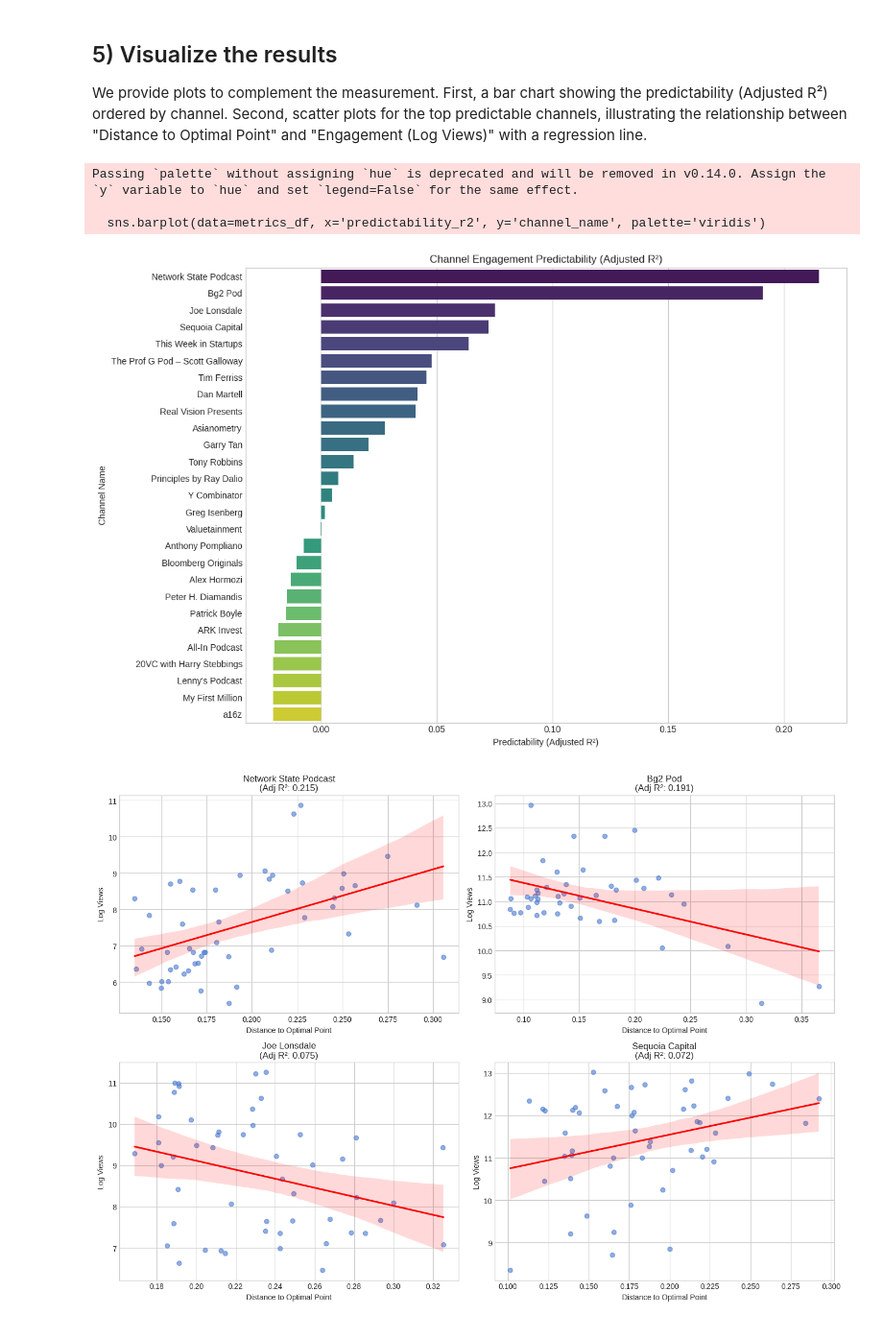
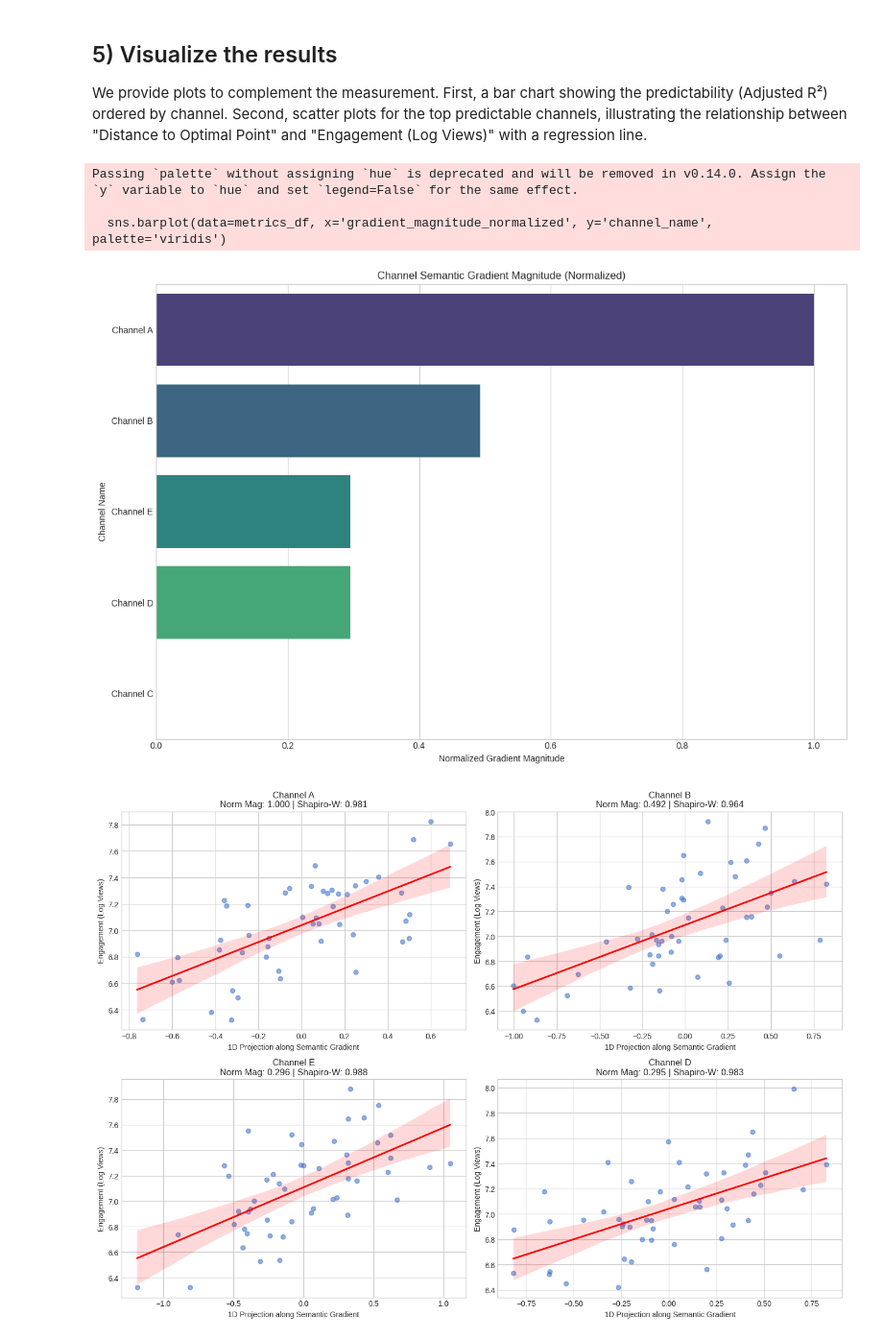
Before and after one commit to sanmquin/AI, a Jupyter notebook: src/Graphiko/4.Semantic-Engagement.ipynb, the cells around one changed output. Shown at 96% size. Cells and saved outputs as stored; diff of their text form; code cells hidden in the pictures.

```diff
--- a/src/Graphiko/4.Semantic-Engagement.ipynb
+++ b/src/Graphiko/4.Semantic-Engagement.ipynb
@@ -169,45 +210,47 @@ Top 5 Channels by Engagement Predictability (Adjusted R²):
 We provide plots to complement the measurement. First, a bar chart showing the predictability (Adjusted R²) ordered by channel. Second, scatter plots for the top predictable channels, illustrating the relationship between "Distance to Optimal Point" and "Engagement (Log Views)" with a regression line.
 # %%
 if not df.empty and 'metrics_df' in locals() and not metrics_df.empty:
-    # 1. Bar chart of Predictability
+    # 1. Bar chart of Normalized Gradient Magnitude
     plt.figure(figsize=(12, 8))
-    sns.barplot(data=metrics_df, x='predictability_r2', y='channel_name', palette='viridis')
-    plt.title('Channel Engagement Predictability (Adjusted R²)')
-    plt.xlabel('Predictability (Adjusted R²)')
+    sns.barplot(data=metrics_df, x='gradient_magnitude_normalized', y='channel_name', palette='viridis')
+    plt.title('Channel Semantic Gradient Magnitude (Normalized)')
+    plt.xlabel('Normalized Gradient Magnitude')
     plt.ylabel('Channel Name')
     plt.tight_layout()
     plt.show()
 
-    # 2. Scatter plots for top 4 predictable channels
+    # 2. Scatter plots for top representative channels (by gradient magnitude)
     top_channels = metrics_df['channel_name'].head(4).tolist()
 
     fig, axes = plt.subplots(2, 2, figsize=(14, 10))
     axes = axes.flatten()
 
     for i, channel_name in enumerate(top_channels):
         if i >= 4:
             break
         ax = axes[i]
         channel_data = df[df['channel_name'] == channel_name]
 
         sns.regplot(
             data=channel_data,
-            x='distance_to_optimal',
+            x='gradient_projection',
             y='log_views',
             ax=ax,
             scatter_kws={'alpha':0.6},
             line_kws={'color':'red'}
         )
-        r2 = metrics_df.loc[metrics_df['channel_name'] == channel_name, 'predictability_r2'].values[0]
-        ax.set_title(f'{channel_name}\n(Adj R²: {r2:.3f})')
-        ax.set_xlabel('Distance to Optimal Point')
-        ax.set_ylabel('Log Views')
+        norm_mag = metrics_df.loc[metrics_df['channel_name'] == channel_name, 'gradient_magnitude_normalized'].values[0]
+        shapiro_w = metrics_df.loc[metrics_df['channel_name'] == channel_name, 'normality_shapiro_w'].values[0]
+
+        ax.set_title(f'{channel_name}\nNorm Mag: {norm_mag:.3f} | Shapiro-W: {shapiro_w:.3f}')
+        ax.set_xlabel('1D Projection along Semantic Gradient')
+        ax.set_ylabel('Engagement (Log Views)')
 
     plt.tight_layout()
     plt.show()
 # %% [output]
 Passing `palette` without assigning `hue` is deprecated and will be removed in v0.14.0. Assign the `y` variable to `hue` and set `legend=False` for the same effect.
 
-  sns.barplot(data=metrics_df, x='predictability_r2', y='channel_name', palette='viridis')
+  sns.barplot(data=metrics_df, x='gradient_magnitude_normalized', y='channel_name', palette='viridis')
-[figure, old version]
+[figure, new version]
-[figure, old version]
+[figure, new version]
```
Also changed, not shown: parts of 5 cells of this notebook.
